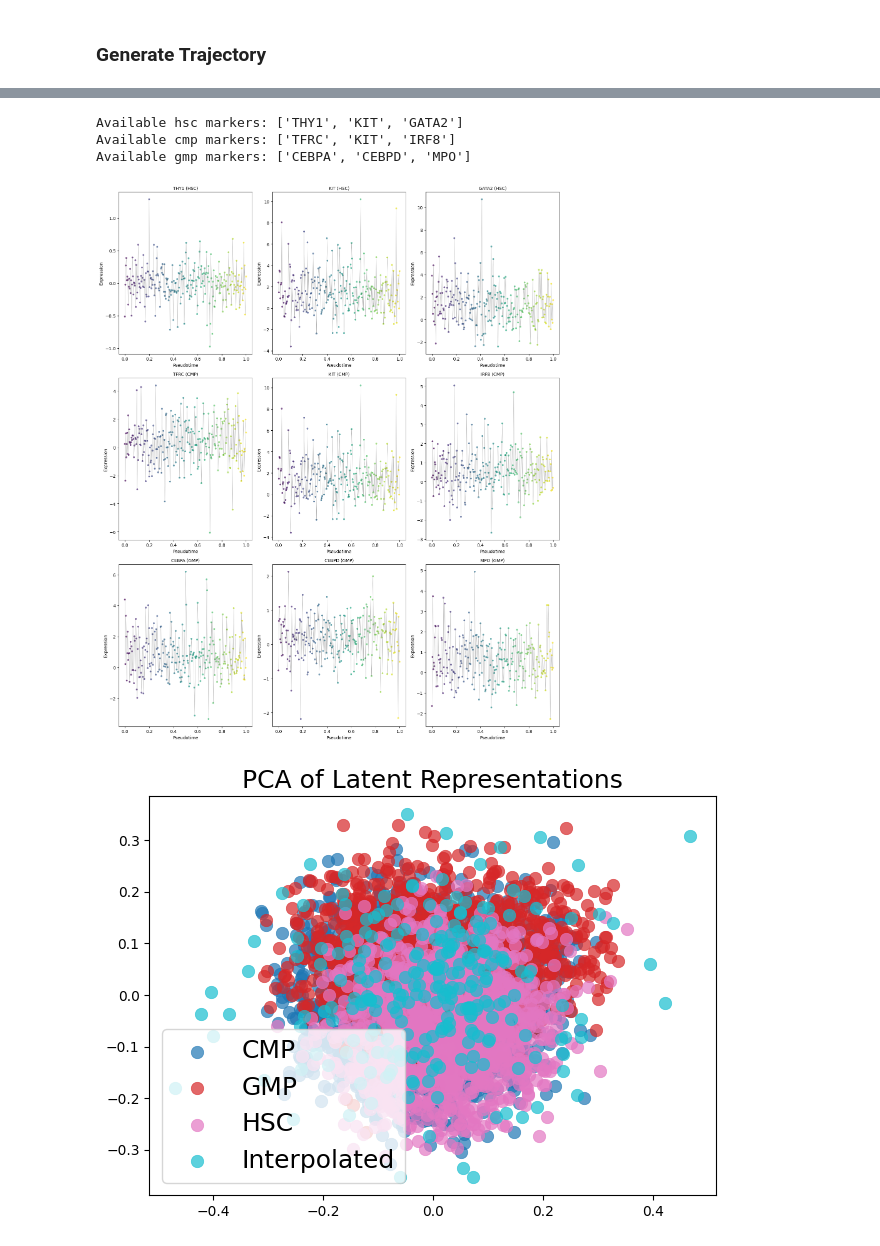
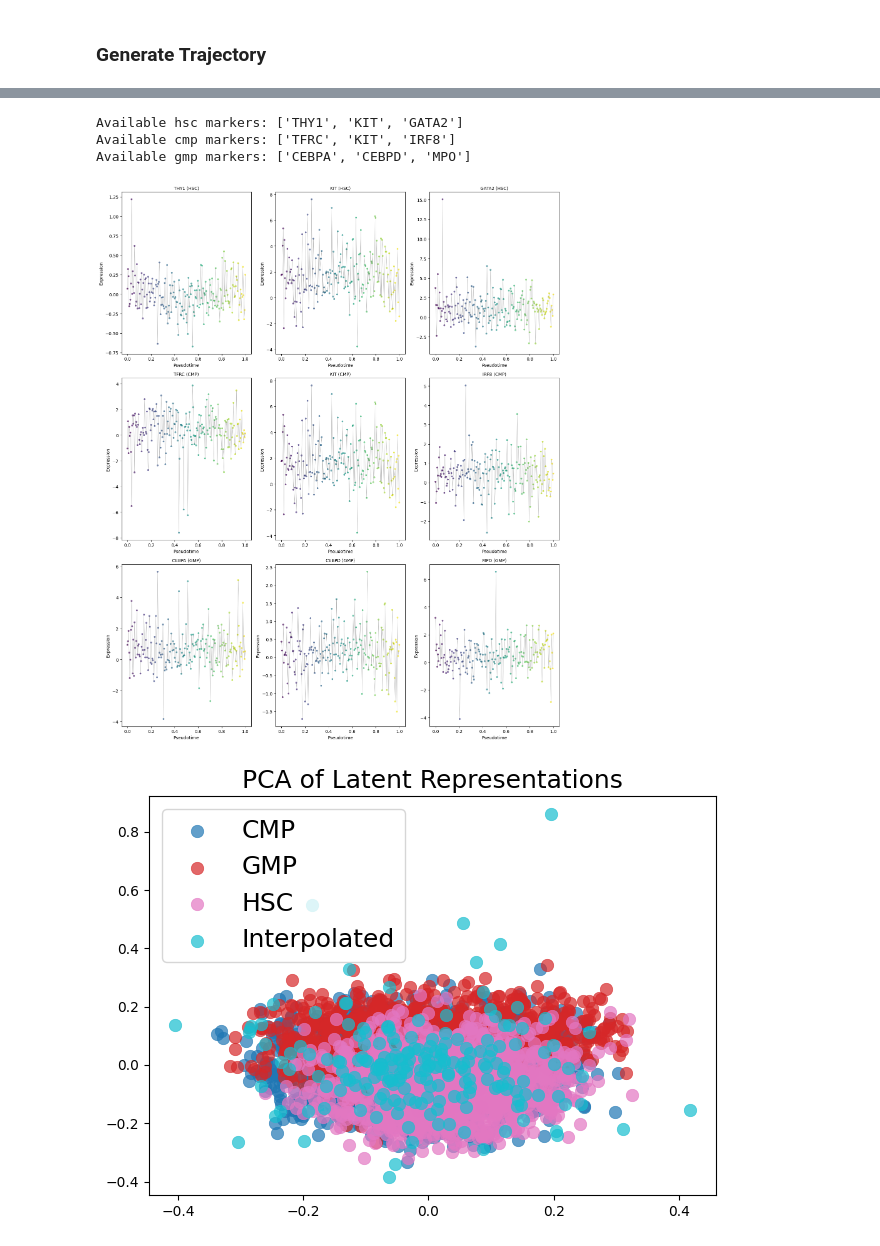
Before and after one commit to SamiaShashmi/fm-project, a Jupyter notebook: scripts/scdiff_hematopoiesis.ipynb, the cells around one changed output, grey strips where cells are left out. Saved outputs shown, nothing was run; the diff lists cells and outputs as text; code cells hidden in the pictures.

```diff
--- a/scripts/scdiff_hematopoiesis.ipynb
+++ b/scripts/scdiff_hematopoiesis.ipynb
@@ -226,6 +247,13 @@ Z_interp = data["cell_gen"]
+# %%
+N_target = 200
+N_total = Z.shape[0]
+
+idx = np.linspace(0, N_total - 1, N_target).astype(int)
+
+Z = Z[idx]
 # %%
 with torch.no_grad():
-    z_t = torch.tensor(Z_interp, dtype=torch.float32, device=device)
+    z_t = torch.tensor(Z, dtype=torch.float32, device=device)
 
     X_syn = model.decoder(z_t)
 
@@ -235,6 +263,8 @@ adata_interpolated_cells = anndata.AnnData(X_syn)
 # %%
 adata_interpolated_cells.var_names = adata.var_names
 adata_interpolated_cells.obs['cell_type'] = 'Interpolated'
+# %%
+adata = sc.read_h5ad("../data/hematopoiesis.h5ad")
 # %%
 combined_adata = combine_adatas(adata, adata_interpolated_cells)
 # %%
@@ -267,7 +297,7 @@ if available_hsc or available_cmp or available_gmp:
     fig, axes = plt.subplots(n_rows, n_cols, figsize=(5*n_cols, 6*n_rows))
     axes = axes.flatten() if n_markers > 1 else [axes]
 
-    pseudotime = np.linspace(0,1,256)
+    pseudotime = np.linspace(0,1,len(X_syn))
 
     plot_idx = 0
     for gene in available_hsc:
@@ -317,39 +347,39 @@ else:
 Available hsc markers: ['THY1', 'KIT', 'GATA2']
 Available cmp markers: ['TFRC', 'KIT', 'IRF8']
 Available gmp markers: ['CEBPA', 'CEBPD', 'MPO']
-[figure, old version]
+[figure, new version]
 # %%
 original_labels = adata.obs['cell_type'].values
 interpolated_labels = np.array(['Interpolated'] * len(adata_interpolated_cells))
 
-combined_latent = np.vstack([X_latent, Z_interp])
+combined_latent = np.vstack([X_latent, Z])
 combined_labels = np.concatenate([original_labels, interpolated_labels])
 
 pca = PCA(n_components=2, random_state=42)
 latent_pca = pca.fit_transform(combined_latent)
 
 
 unique_labels = np.unique(combined_labels)
 
 unique_colors = plt.cm.tab10(np.linspace(0, 1, len(unique_labels)))
 palette = {label: unique_colors[i] for i, label in enumerate(unique_labels)}
 
 for i, label in enumerate(unique_labels):
     mask = combined_labels == label
     plt.scatter(
         latent_pca[mask, 0],
         latent_pca[mask, 1],
         color=palette[label],
         label=label,
         alpha=0.7,
         s=50 if label == 'interpolated' else 80,
         #edgecolors='w',
         linewidths=0.5
     )
 
 plt.title('PCA of Latent Representations', fontsize=18)
 plt.legend(fontsize=18)
 plt.tight_layout()
 # %% [output]
-[figure, old version]
+[figure, new version]
 # %%
```
Also changed, not shown: parts of 12 cells of this notebook, 16 other files.
